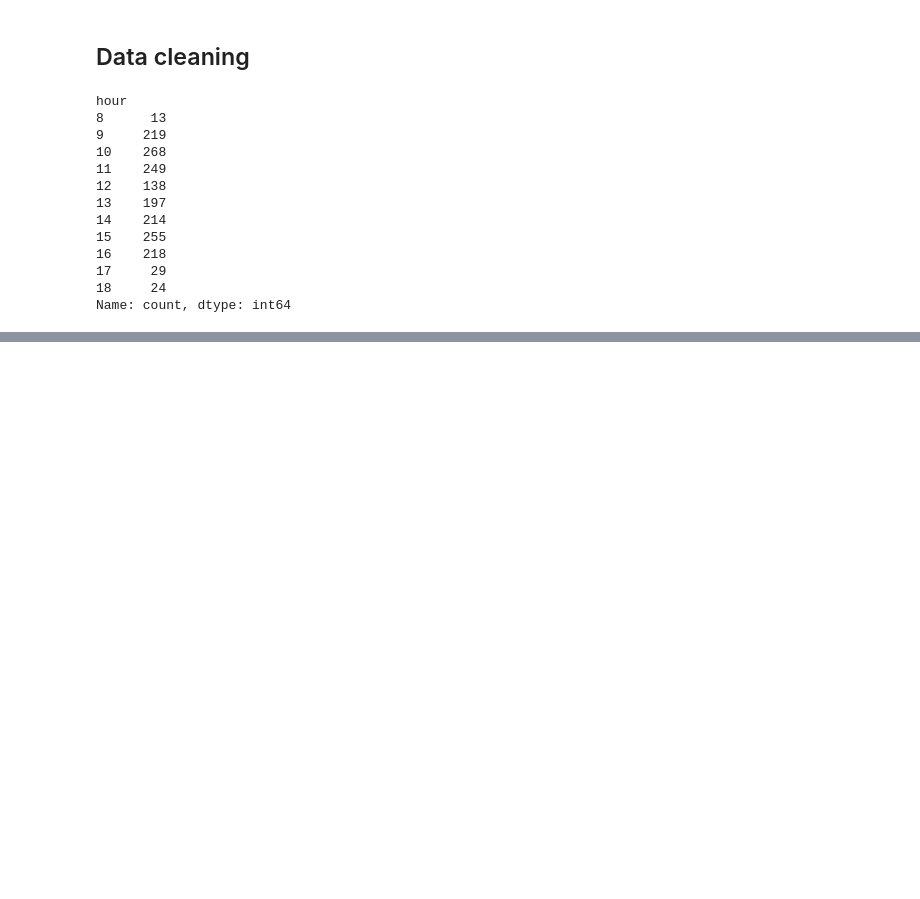
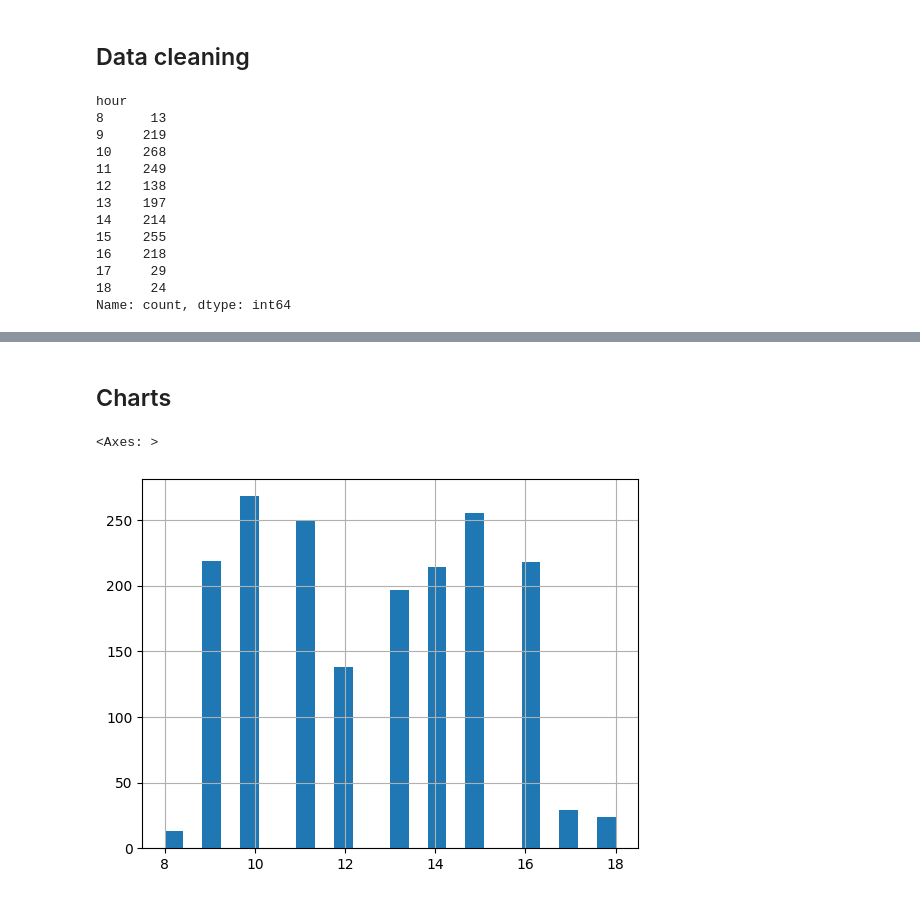
Before and after one commit to pd03-cs-622/LaptopActivityTracker, a Jupyter notebook: data_visualization.ipynb, the cells around one changed output, grey strips where cells are left out. Drawn from its saved outputs; the diff is of its cells as text; code cells hidden in the pictures; blank space fills up the shorter version.

Commit message:
a bunch of plots

```diff
--- a/data_visualization.ipynb
+++ b/data_visualization.ipynb
@@ -54,3 +55,9 @@ hour
 17     29
 18     24
 Name: count, dtype: int64
+# %%
+# Removing the % suffix in battery percent column
+df_all_data_cleaned["battery_percent"] = (
+    df_all_data_cleaned["battery_percent"].str.replace("%", "", regex=False)
+    .astype(int)
+)
@@ -56,0 +73,7 @@ Name: count, dtype: int64
+# %% [markdown]
+## Charts
+# %%
+df_all_data_cleaned["time"].dt.hour.hist(bins=24)
+# %% [output]
+<Axes: >
+[figure, added]
```
Also changed, not shown: parts of 7 cells of this notebook, 2 other files.
